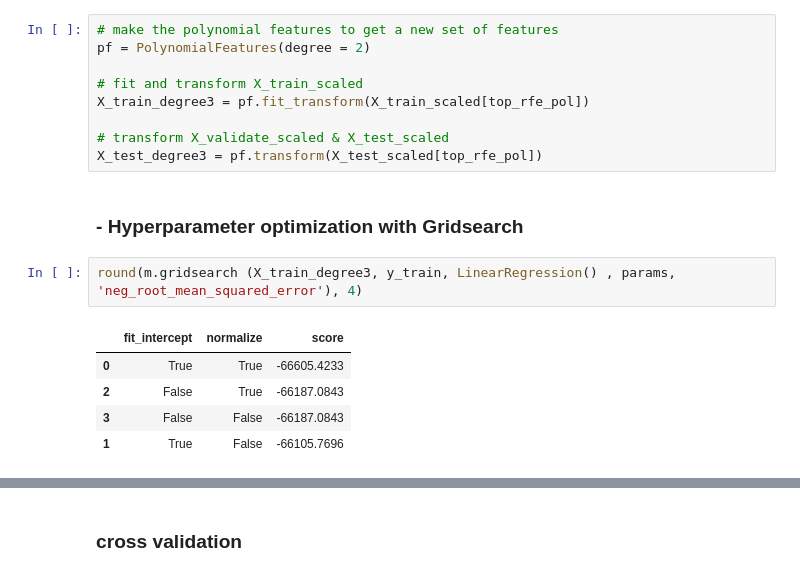
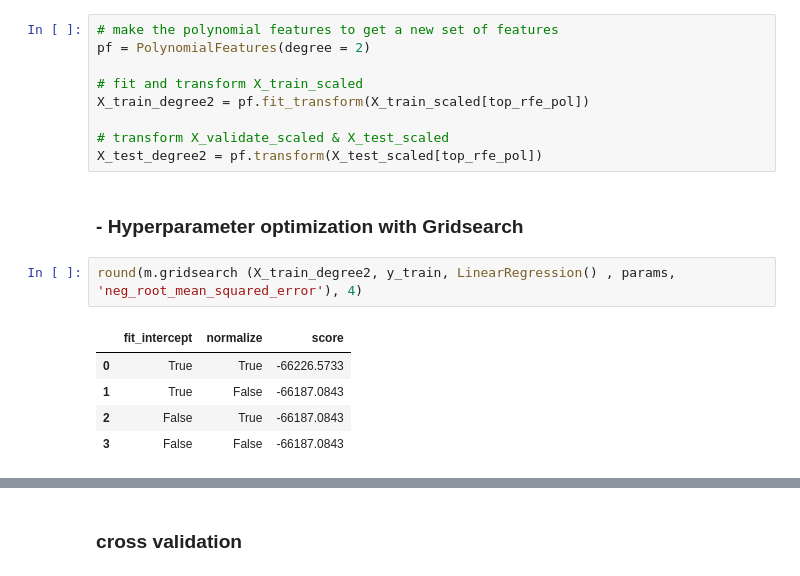
Before and after one commit to Attention-Walmart-Shoppers/capstone, a Jupyter notebook: final_notebook_draft.ipynb, the cells around one changed output, grey strips where cells are left out. Saved outputs shown, nothing was run; the diff lists cells and outputs as text.

```diff
--- a/final_notebook_draft.ipynb
+++ b/final_notebook_draft.ipynb
@@ -820,19 +814,19 @@ dtype: int64
 pf = PolynomialFeatures(degree = 2)
 
 # fit and transform X_train_scaled
-X_train_degree3 = pf.fit_transform(X_train_scaled[top_rfe_pol])
+X_train_degree2 = pf.fit_transform(X_train_scaled[top_rfe_pol])
 
 # transform X_validate_scaled & X_test_scaled
-X_test_degree3 = pf.transform(X_test_scaled[top_rfe_pol])
+X_test_degree2 = pf.transform(X_test_scaled[top_rfe_pol])
 # %% [markdown]
 ### - Hyperparameter optimization with Gridsearch
 # %%
-round(m.gridsearch (X_train_degree3, y_train, LinearRegression() , params, 'neg_root_mean_squared_error'), 4)
+round(m.gridsearch (X_train_degree2, y_train, LinearRegression() , params, 'neg_root_mean_squared_error'), 4)
 # %% [output]
 |  | fit_intercept | normalize | score |
-| 0 | True | True | -66605.4233 |
+| 0 | True | True | -66226.5733 |
+| 1 | True | False | -66187.0843 |
 | 2 | False | True | -66187.0843 |
 | 3 | False | False | -66187.0843 |
-| 1 | True | False | -66105.7696 |
 # %%
 # create the model and calculate RMSE
```
Also changed, not shown: parts of 31 cells of this notebook.
